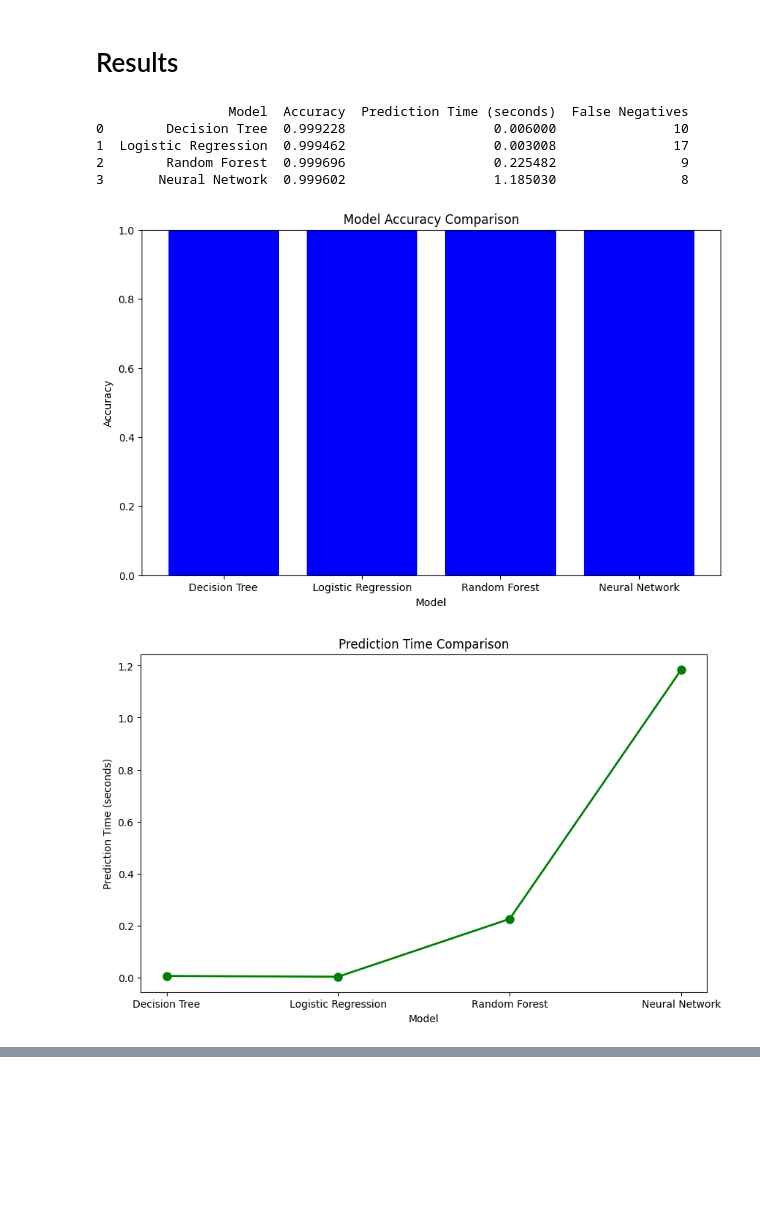
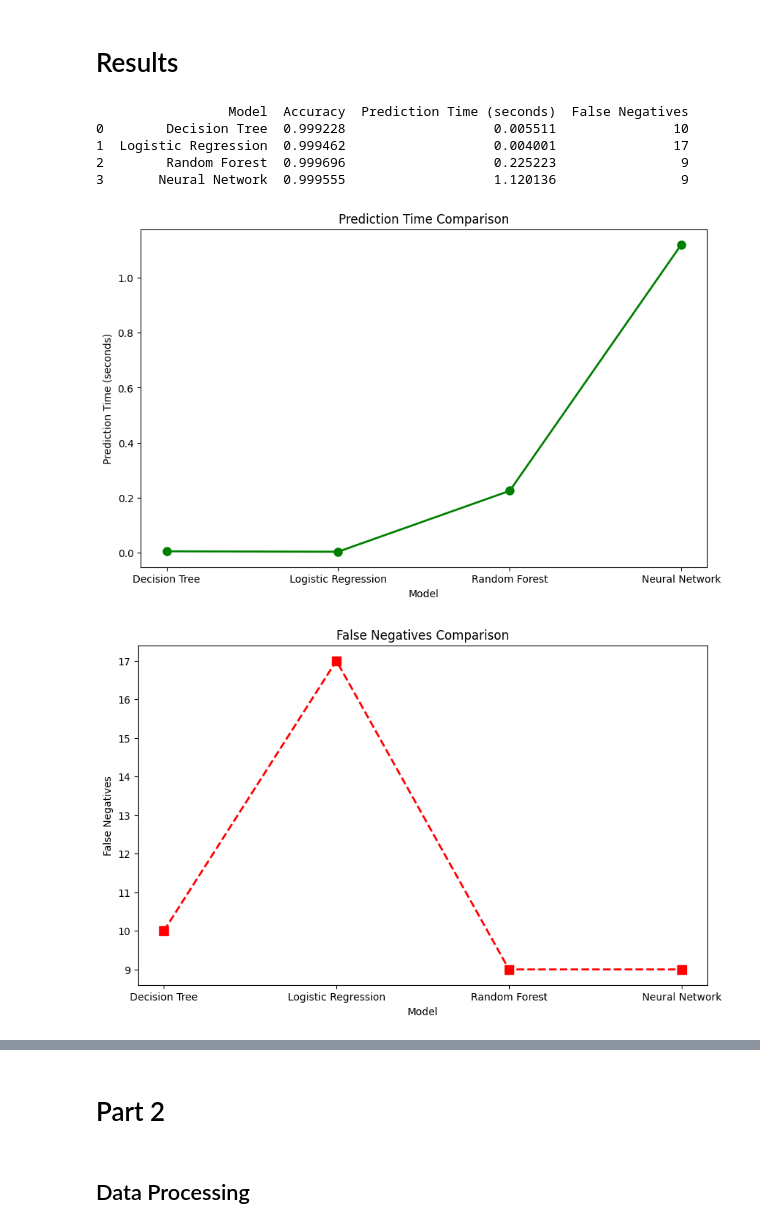
Before and after one commit to zschaub/Data-Mining-Credit-Fraud, a Jupyter notebook: main.ipynb, the cells around one changed output, grey strips where cells are left out. Cells and saved outputs as stored; diff of their text form; code cells hidden in the pictures; blank space fills up the shorter version.

Commit message:
Part 2

```diff
--- a/main.ipynb
+++ b/main.ipynb
@@ -69,5 +70,5 @@ import matplotlib.pyplot as plt
 import time
 
 # Train a Decision Tree model
-model = DecisionTreeClassifier(random_state=42)
-model.fit(X_train, y_train)
+model_dt = DecisionTreeClassifier(random_state=42)
+model_dt.fit(X_train, y_train);
@@ -76,14 +75,14 @@ DecisionTreeClassifier(random_state=42)
 # %%
 # Evaluate the model on the test set
-y_pred = model.predict(X_test)
+y_pred_dt = model_dt.predict(X_test)
 
 # Calculate overall accuracy
-accuracy_dt = accuracy_score(y_test, y_pred)
+accuracy_dt = accuracy_score(y_test, y_pred_dt)
 print(f'Overall Accuracy: {accuracy_dt:.2%}')
 
 # Measure prediction speed
 start_time = time.time()
-y_pred = model.predict(X_test)
+y_pred = model_dt.predict(X_test)
 end_time = time.time()
 prediction_time_dt = end_time - start_time
 print(f'Prediction Speed: {prediction_time_dt:.4f} seconds')
@@ -212,17 +207,18 @@ import time
 scaler = StandardScaler()
 X_train_scaled = scaler.fit_transform(X_train)
 X_test_scaled = scaler.transform(X_test)
+X_val_scaled = scaler.transform(X_val)
 
 # Build a simple Neural Network model
-model = Sequential()
-model.add(Dense(128, input_dim=X_train_scaled.shape[1], activation='relu'))
-model.add(Dense(64, activation='relu'))
-model.add(Dense(1, activation='sigmoid'))
+model_nn = Sequential()
+model_nn.add(Dense(128, input_dim=X_train_scaled.shape[1], activation='relu'))
+model_nn.add(Dense(64, activation='relu'))
+model_nn.add(Dense(1, activation='sigmoid'))
 
 # Compile the model
-model.compile(optimizer='adam', loss='binary_crossentropy', metrics=['accuracy'])
+model_nn.compile(optimizer='adam', loss='binary_crossentropy', metrics=['accuracy'])
 
 # Train the model
-model.fit(X_train_scaled, y_train, epochs=10, batch_size=32, validation_data=(X_test_scaled, y_test))
+model_nn.fit(X_train_scaled, y_train, epochs=10, batch_size=32, validation_data=(X_val_scaled, y_val));
 # %% [output]
 Epoch 1/10
@@ -249,6 +244,6 @@ Epoch 10/10
 # %%
 # Evaluate the model on the test set
-y_pred_nn = (model.predict(X_test_scaled) > 0.5).astype(int)
+y_pred_nn = (model_nn.predict(X_test_scaled) > 0.5).astype(int)
 
 # Calculate overall accuracy
 accuracy_nn = accuracy_score(y_test, y_pred_nn)
@@ -256,7 +251,7 @@ print(f'Neural Network Overall Accuracy: {accuracy_nn:.2%}')
 
 # Measure prediction speed
 start_time = time.time()
-y_pred_nn = (model.predict(X_test_scaled) > 0.5).astype(int)
+y_pred_nn = (model_nn.predict(X_test_scaled) > 0.5).astype(int)
 end_time = time.time()
 prediction_time_nn = end_time - start_time
 print(f'Neural Network Prediction Speed: {prediction_time_nn:.4f} seconds')
@@ -298,47 +293,38 @@ results_df = pd.DataFrame(data)
 print(results_df)
 
 # Export to CSV
-results_df.to_csv('model_results.csv', index=False)
+results_df.to_csv('part1_model_results.csv', index=False)
 # %% [output]
                  Model  Accuracy  Prediction Time (seconds)  False Negatives
-0        Decision Tree  0.999228                   0.006000               10
-1  Logistic Regression  0.999462                   0.003008               17
-2        Random Forest  0.999696                   0.225482                9
-3       Neural Network  0.999602                   1.185030                8
+0        Decision Tree  0.999228                   0.005511               10
+1  Logistic Regression  0.999462                   0.004001               17
+2        Random Forest  0.999696                   0.225223                9
+3       Neural Network  0.999555                   1.120136                9
 # %%
 import matplotlib.pyplot as plt
 
 # Assuming you have collected accuracy, prediction time, and false negatives for each model
 
 models = ['Decision Tree', 'Logistic Regression', 'Random Forest', 'Neural Network']
 accuracy = [accuracy_dt, accuracy_lr, accuracy_rf, accuracy_nn]
 prediction_time = [prediction_time_dt, prediction_time_lr, prediction_time_rf, prediction_time_nn]
 false_negatives = [false_negatives_dt, false_negatives_lr, false_negatives_rf, false_negatives_nn]
-
-# Bar chart for accuracy
-plt.figure(figsize=(10, 6))
-plt.bar(models, accuracy, color='blue')
-plt.title('Model Accuracy Comparison')
-plt.xlabel('Model')
-plt.ylabel('Accuracy')
-plt.ylim(0, 1)
-plt.show()
 
 # Line chart for prediction time
 plt.figure(figsize=(10, 6))
 plt.plot(models, prediction_time, marker='o', color='green', linestyle='-', linewidth=2, markersize=8)
 plt.title('Prediction Time Comparison')
 plt.xlabel('Model')
 plt.ylabel('Prediction Time (seconds)')
 plt.show()
 
 # Line chart for false negatives
 plt.figure(figsize=(10, 6))
 plt.plot(models, false_negatives, marker='s', color='red', linestyle='--', linewidth=2, markersize=8)
 plt.title('False Negatives Comparison')
 plt.xlabel('Model')
 plt.ylabel('False Negatives')
 plt.show()
 # %% [output]
-[figure, old version]
+[figure, new version]
-[figure, old version]
+[figure, new version]
@@ -345,0 +331,4 @@ plt.show()
+# %% [markdown]
+# Part 2
+# %% [markdown]
+## Data Processing
```
Also changed, not shown: parts of 33 cells of this notebook, 16 other files.
